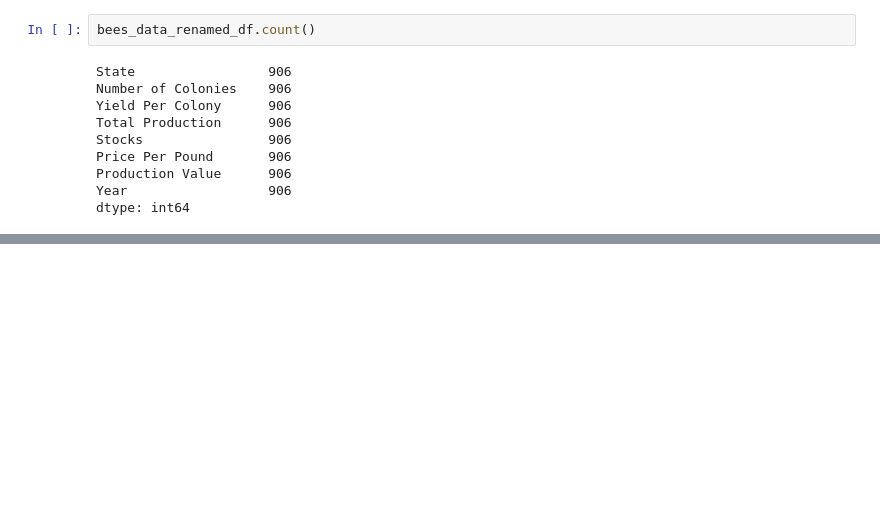
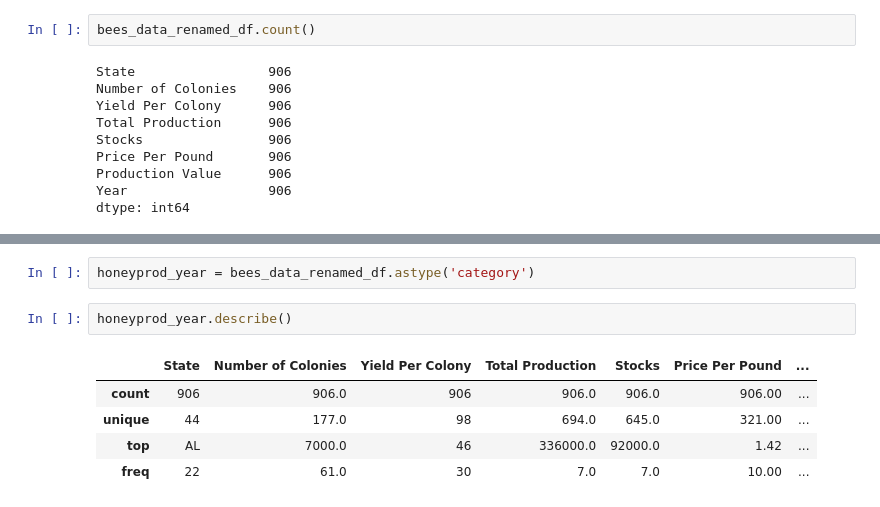
Before and after one commit to nataliaxmoreno/project-1-Group3, a Jupyter notebook: data sets/bee-code.ipynb, the cells around one changed output, grey strips where cells are left out. Drawn from its saved outputs; the diff is of its cells as text; blank space fills up the shorter version.

```diff
--- a/data sets/bee-code.ipynb
+++ b/data sets/bee-code.ipynb
@@ -107,0 +200,10 @@ bees_data_renamed_df.describe()
+# %%
+honeyprod_year = bees_data_renamed_df.astype('category')
+# %%
+honeyprod_year.describe()
+# %% [output]
+|  | State | Number of Colonies | Yield Per Colony | Total Production | Stocks | Price Per Pound | ... |
+| count | 906 | 906.0 | 906 | 906.0 | 906.0 | 906.00 | ... |
+| unique | 44 | 177.0 | 98 | 694.0 | 645.0 | 321.00 | ... |
+| top | AL | 7000.0 | 46 | 336000.0 | 92000.0 | 1.42 | ... |
+| freq | 22 | 61.0 | 30 | 7.0 | 7.0 | 10.00 | ... |
```
Also changed, not shown: parts of 11 cells of this notebook.
